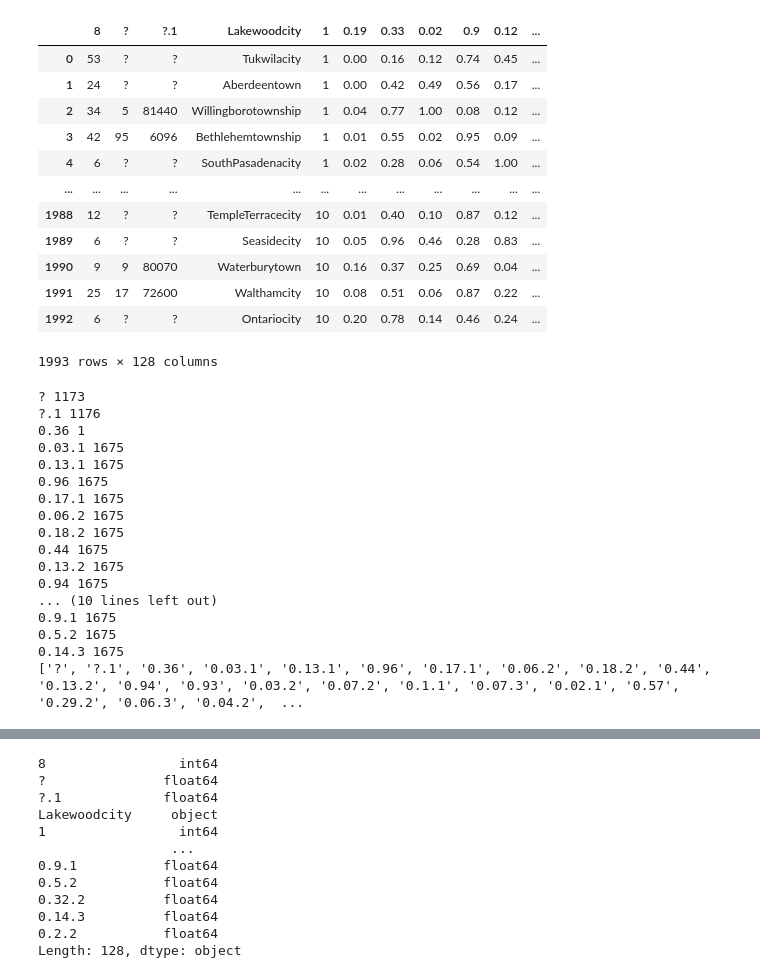
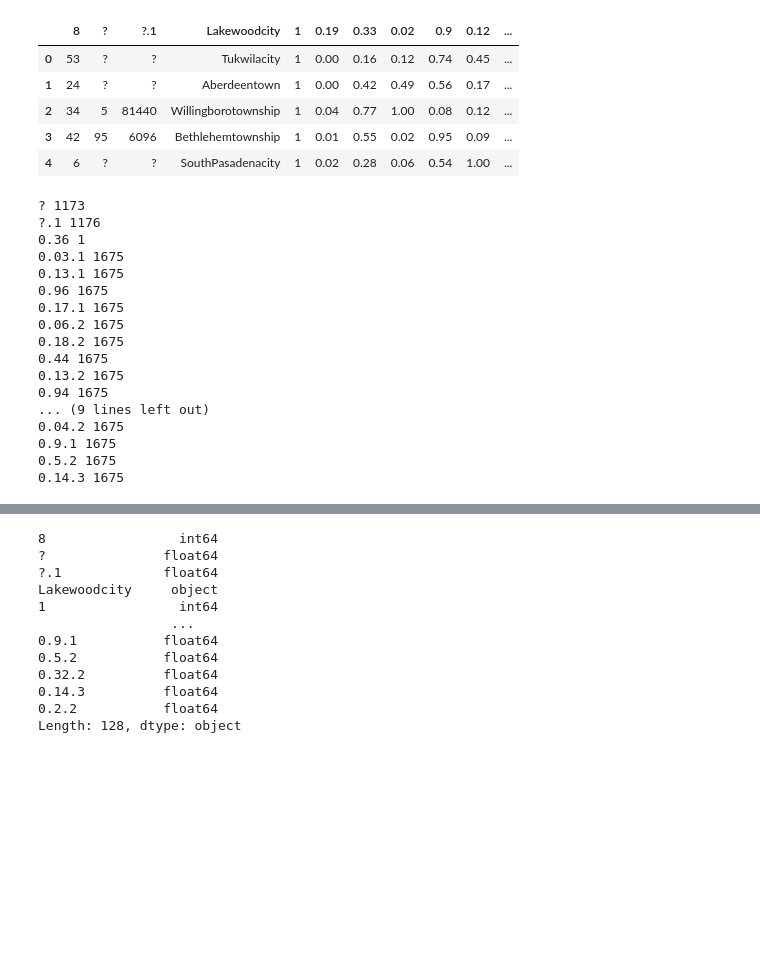
Before and after one commit to oblyshchak/ds_homeworks, a Jupyter notebook: homework_37, polinom reg/task_2.ipynb, the cells around one changed output, grey strips where cells are left out. Drawn from its saved outputs; the diff is of its cells as text; code cells hidden in the pictures; blank space fills up the shorter version.

```diff
--- a/homework_37, polinom reg/task_2.ipynb
+++ b/homework_37, polinom reg/task_2.ipynb
@@ -8,21 +11,14 @@ import matplotlib.pyplot as plt
 # %%
 data = pd.read_csv('communities.csv')
 pd.set_option('display.max_columns', None)
-data
+data.head()
 # %% [output]
 |  | 8 | ? | ?.1 | Lakewoodcity | 1 | 0.19 | 0.33 | 0.02 | 0.9 | 0.12 | ... |
 | 0 | 53 | ? | ? | Tukwilacity | 1 | 0.00 | 0.16 | 0.12 | 0.74 | 0.45 | ... |
 | 1 | 24 | ? | ? | Aberdeentown | 1 | 0.00 | 0.42 | 0.49 | 0.56 | 0.17 | ... |
 | 2 | 34 | 5 | 81440 | Willingborotownship | 1 | 0.04 | 0.77 | 1.00 | 0.08 | 0.12 | ... |
 | 3 | 42 | 95 | 6096 | Bethlehemtownship | 1 | 0.01 | 0.55 | 0.02 | 0.95 | 0.09 | ... |
 | 4 | 6 | ? | ? | SouthPasadenacity | 1 | 0.02 | 0.28 | 0.06 | 0.54 | 1.00 | ... |
-| ... | ... | ... | ... | ... | ... | ... | ... | ... | ... | ... | ... |
-| 1988 | 12 | ? | ? | TempleTerracecity | 10 | 0.01 | 0.40 | 0.10 | 0.87 | 0.12 | ... |
-| 1989 | 6 | ? | ? | Seasidecity | 10 | 0.05 | 0.96 | 0.46 | 0.28 | 0.83 | ... |
-| 1990 | 9 | 9 | 80070 | Waterburytown | 10 | 0.16 | 0.37 | 0.25 | 0.69 | 0.04 | ... |
-| 1991 | 25 | 17 | 72600 | Walthamcity | 10 | 0.08 | 0.51 | 0.06 | 0.87 | 0.22 | ... |
-| 1992 | 6 | ? | ? | Ontariocity | 10 | 0.20 | 0.78 | 0.14 | 0.46 | 0.24 | ... |
-1993 rows × 128 columns
 # %%
 def error_columns(sign):
     error_columns_list = []
@@ -35,7 +31,6 @@ def error_columns(sign):
     return error_columns_list
 # %%
 error = error_columns('?')
-print(error)
 # %% [output]
 ? 1173
 ?.1 1176
@@ -49,10 +44,10 @@ print(error)
 0.44 1675
 0.13.2 1675
 0.94 1675
-... (10 lines left out)
+... (9 lines left out)
+0.04.2 1675
 0.9.1 1675
 0.5.2 1675
 0.14.3 1675
-['?', '?.1', '0.36', '0.03.1', '0.13.1', '0.96', '0.17.1', '0.06.2', '0.18.2', '0.44', '0.13.2', '0.94', '0.93', '0.03.2', '0.07.2', '0.1.1', '0.07.3', '0.02.1', '0.57', '0.29.2', '0.06.3', '0.04.2',  ...
 # %%
 data = data.replace(['?'], np.nan)
```
Also changed, not shown: parts of 22 cells of this notebook, 1 other file.
